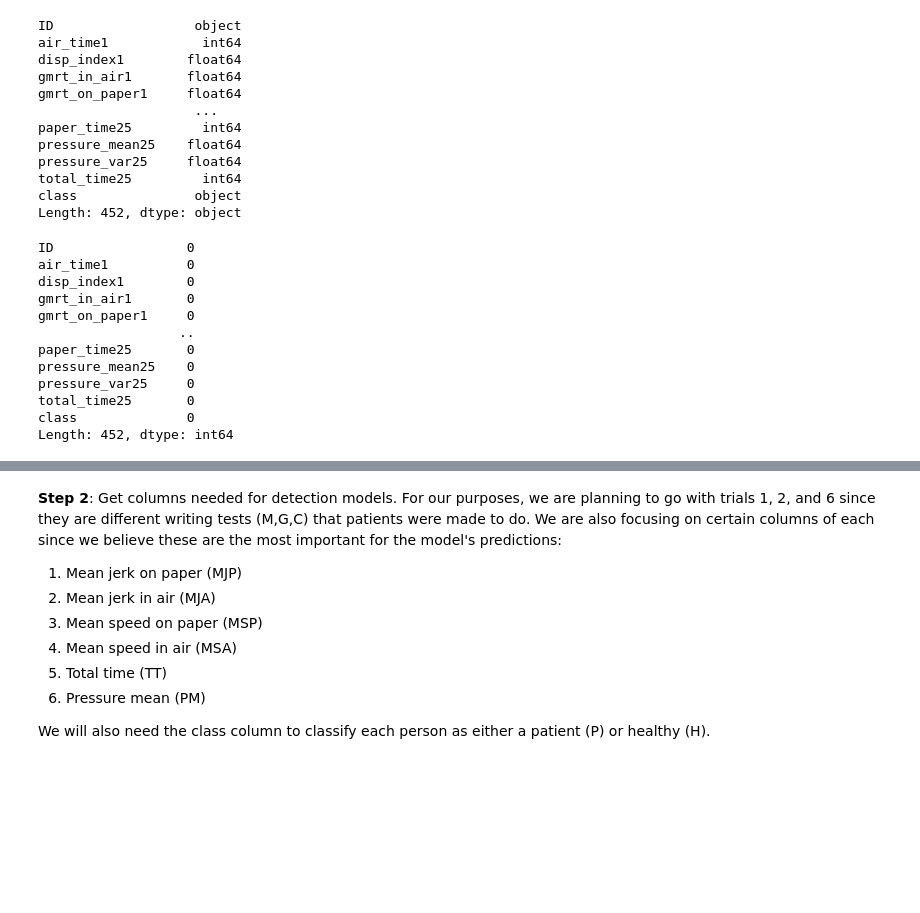
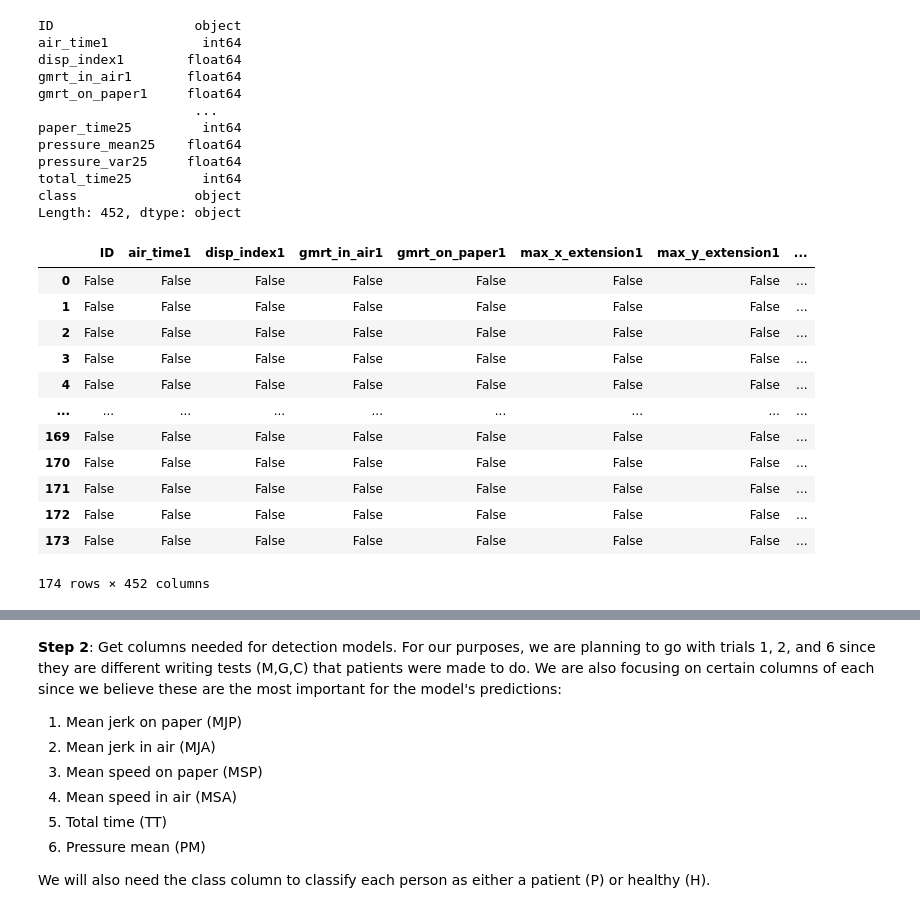
Before and after one commit to mariammkkk/Alzheimers-Detection-Model, a Jupyter notebook: all_trials.ipynb, the cells around one changed output, grey strips where cells are left out. Cells and saved outputs as stored; diff of their text form; code cells hidden in the pictures; blank space fills up the shorter version.

```diff
--- a/all_trials.ipynb
+++ b/all_trials.ipynb
@@ -53,17 +77,18 @@ class               object
 Length: 452, dtype: object
 # %%
 # Check for any missing values
-og_df.isnull().sum()
+og_df.isnull()
 # %% [output]
+|  | ID | air_time1 | disp_index1 | gmrt_in_air1 | gmrt_on_paper1 | max_x_extension1 | max_y_extension1 | ... |
+| 0 | False | False | False | False | False | False | False | ... |
+| 1 | False | False | False | False | False | False | False | ... |
+| 2 | False | False | False | False | False | False | False | ... |
+| 3 | False | False | False | False | False | False | False | ... |
+| 4 | False | False | False | False | False | False | False | ... |
+| ... | ... | ... | ... | ... | ... | ... | ... | ... |
+| 169 | False | False | False | False | False | False | False | ... |
+| 170 | False | False | False | False | False | False | False | ... |
+| 171 | False | False | False | False | False | False | False | ... |
+| 172 | False | False | False | False | False | False | False | ... |
+| 173 | False | False | False | False | False | False | False | ... |
-ID                 0
-air_time1          0
-disp_index1        0
-gmrt_in_air1       0
-gmrt_on_paper1     0
-                  ..
-paper_time25       0
-pressure_mean25    0
-pressure_var25     0
-total_time25       0
-class              0
-Length: 452, dtype: int64
+174 rows × 452 columns
```
Also changed, not shown: parts of 28 cells of this notebook.
